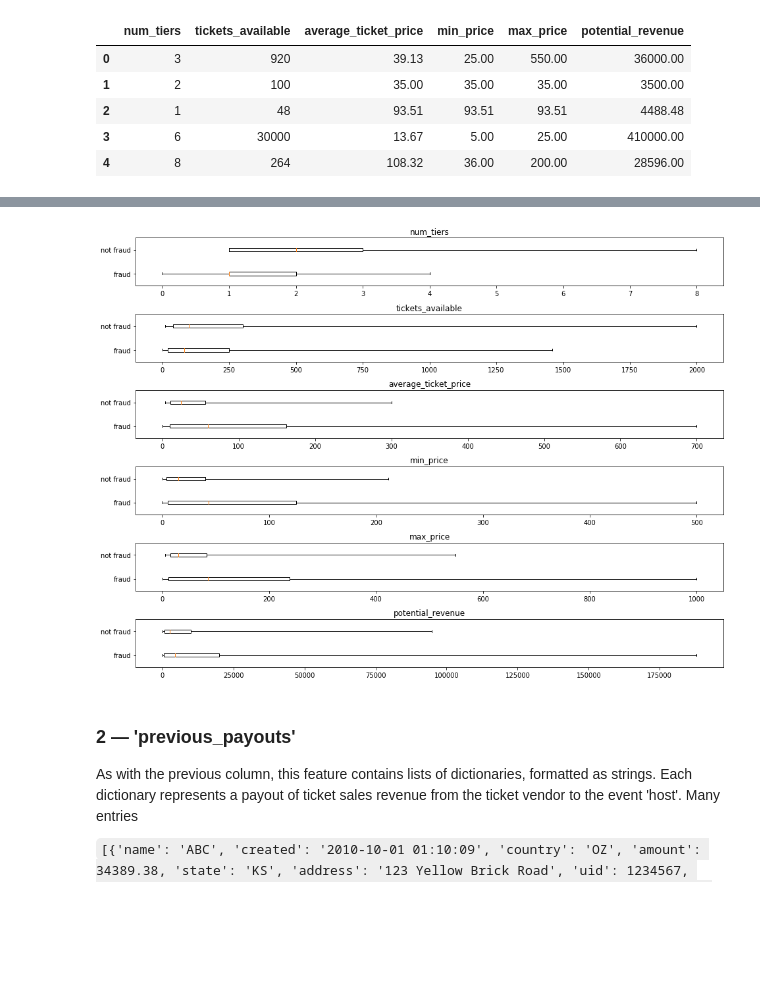
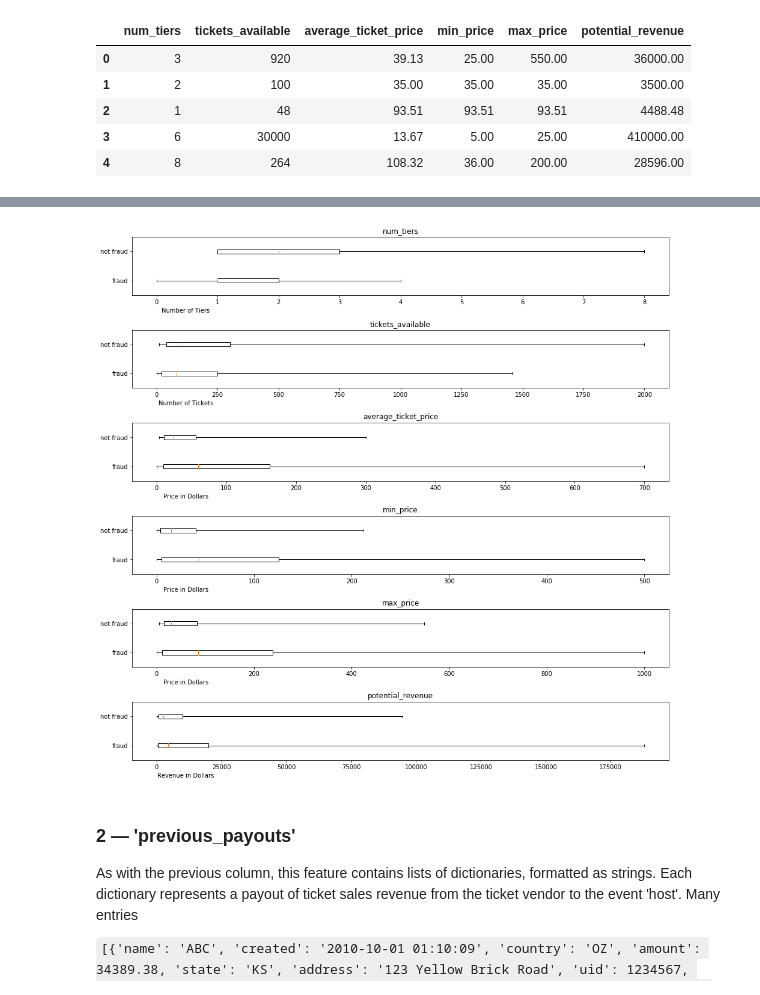
Before and after one commit to kellystroh/Fraud_Detection_Classifier, a Jupyter notebook: feature_engineering.ipynb, the cells around one changed output, grey strips where cells are left out. Cells and saved outputs as stored; diff of their text form; code cells hidden in the pictures; blank space fills up the shorter version.

Commit message:
add axis labels to plots

```diff
--- a/feature_engineering.ipynb
+++ b/feature_engineering.ipynb
@@ -174,15 +174,17 @@ report(['num_tiers', 'tickets_available', 'average_ticket_price', 'min_price', '
 | 5 | potential_revenue | 6595 | 0 | 7.5e+09 | -8 | 0 | 3.48% |
 # %%
 TG_cols = ['num_tiers', 'tickets_available', 'average_ticket_price', 'min_price', 'max_price', 'potential_revenue']
-fig, axs = plt.subplots(6,1, figsize =(16,12))
+scale = ['Number of Tiers', 'Number of Tickets', 'Price in Dollars', 'Price in Dollars', 'Price in Dollars', 'Revenue in Dollars']
+fig, axs = plt.subplots(6,1, figsize =(16,16))
 for idx, ax in enumerate(axs.flatten()):
     ax.boxplot([data[data.fraud == True][TG_cols[idx]], data[data.fraud == False][TG_cols[idx]]],
                labels=['fraud', 'not fraud'], flierprops=dict(marker='.', markersize=2, alpha=.5), vert=False,
                whis=[5, 95], showfliers=False)
     ax.set_title(TG_cols[idx])
+    ax.set_xlabel(scale[idx], position=(.1,0))
 plt.subplots_adjust(hspace = 0.6)
 # %% [output]
-[figure, old version]
+[figure, new version]
 # %% [markdown]
 ### 2 — 'previous_payouts'
 
```
Also changed, not shown: parts of 14 cells of this notebook.
